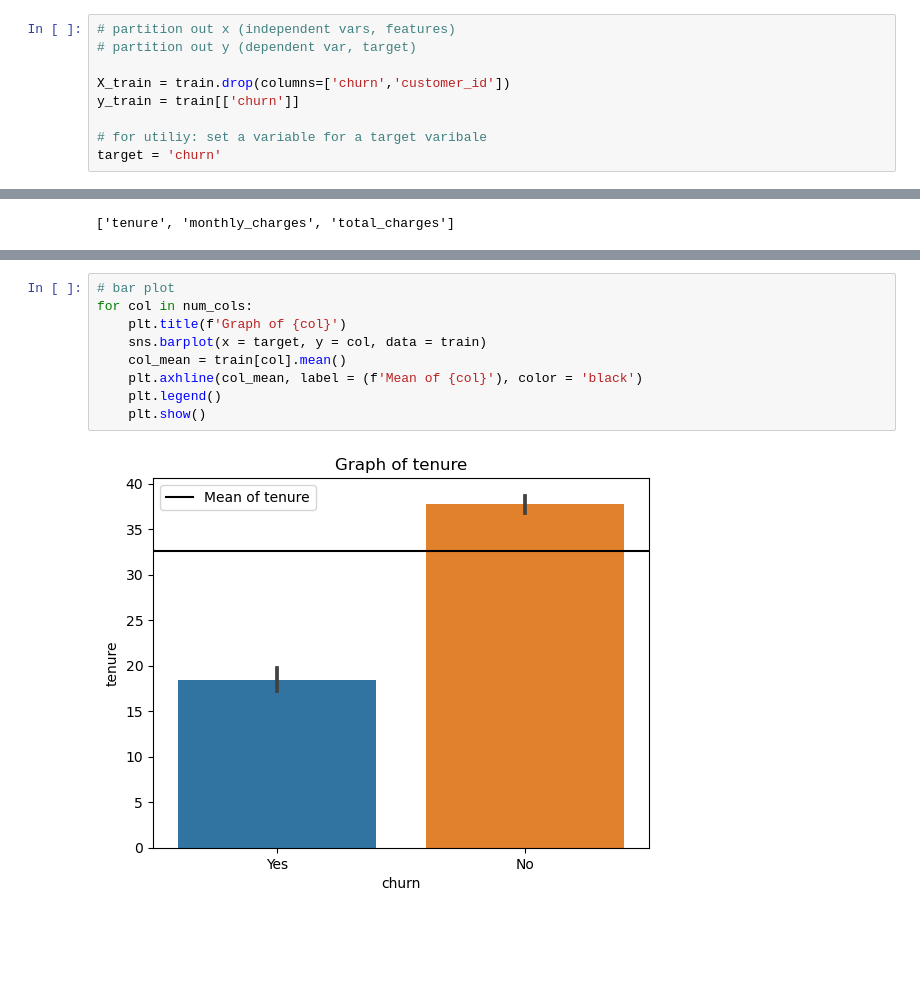
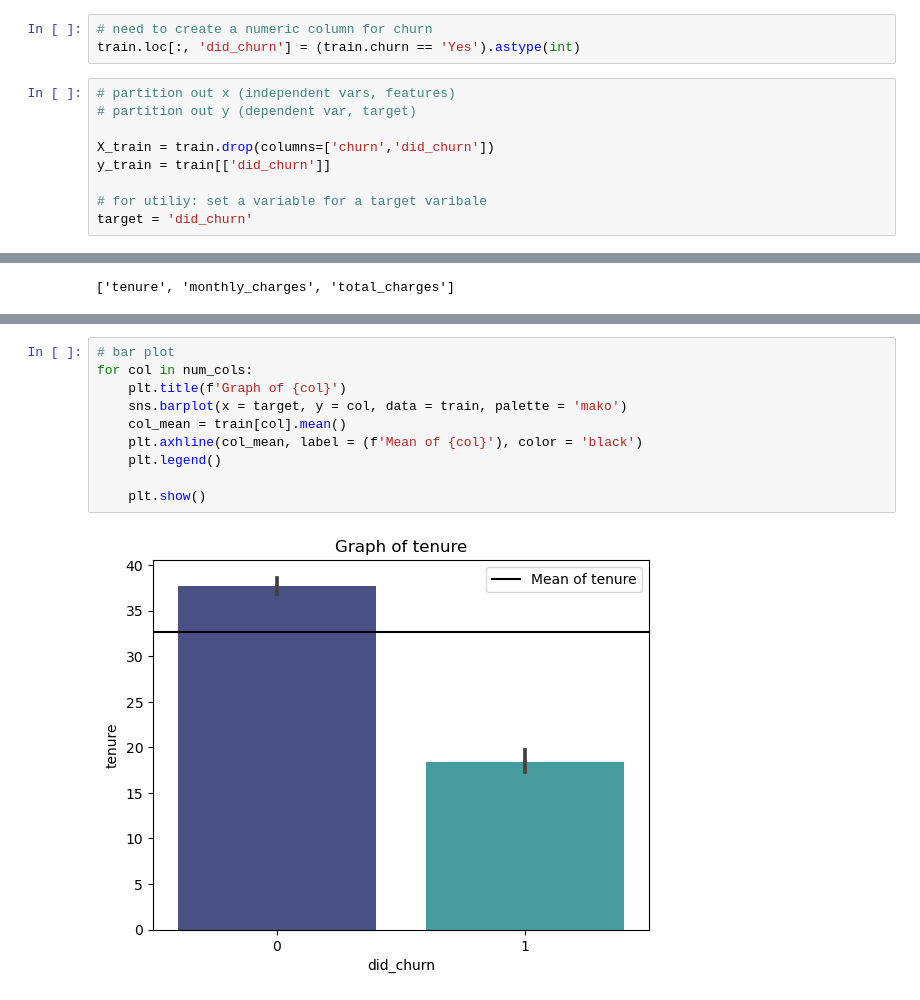
Before and after one commit to NikkideVries/classification_telco_project, a Jupyter notebook: C.exploratory_analysis.ipynb, the cells around one changed output, grey strips where cells are left out. Cells and saved outputs as stored; diff of their text form; blank space fills up the shorter version.

```diff
--- a/C.exploratory_analysis.ipynb
+++ b/C.exploratory_analysis.ipynb
@@ -45,13 +45,16 @@ train.head()
 5 rows × 21 columns
+# %%
+# need to create a numeric column for churn
+train.loc[:, 'did_churn'] = (train.churn == 'Yes').astype(int)
 # %%
 # partition out x (independent vars, features)
 # partition out y (dependent var, target)
 
-X_train = train.drop(columns=['churn','customer_id'])
-y_train = train[['churn']]
+X_train = train.drop(columns=['churn','did_churn'])
+y_train = train[['did_churn']]
 
 # for utiliy: set a variable for a target varibale
-target = 'churn'
+target = 'did_churn'
 # %%
 # split up the x variables into categorical and numerical:
 cat_cols, num_cols = [], []
@@ -403,11 +510,12 @@ for col in num_cols:
 # %%
 # bar plot
 for col in num_cols:
     plt.title(f'Graph of {col}')
-    sns.barplot(x = target, y = col, data = train)
+    sns.barplot(x = target, y = col, data = train, palette = 'mako')
     col_mean = train[col].mean()
     plt.axhline(col_mean, label = (f'Mean of {col}'), color = 'black')
     plt.legend()
+
     plt.show()
 # %% [output]
-[figure, old version]
+[figure, new version]
```
Also changed, not shown: parts of 54 cells of this notebook.
